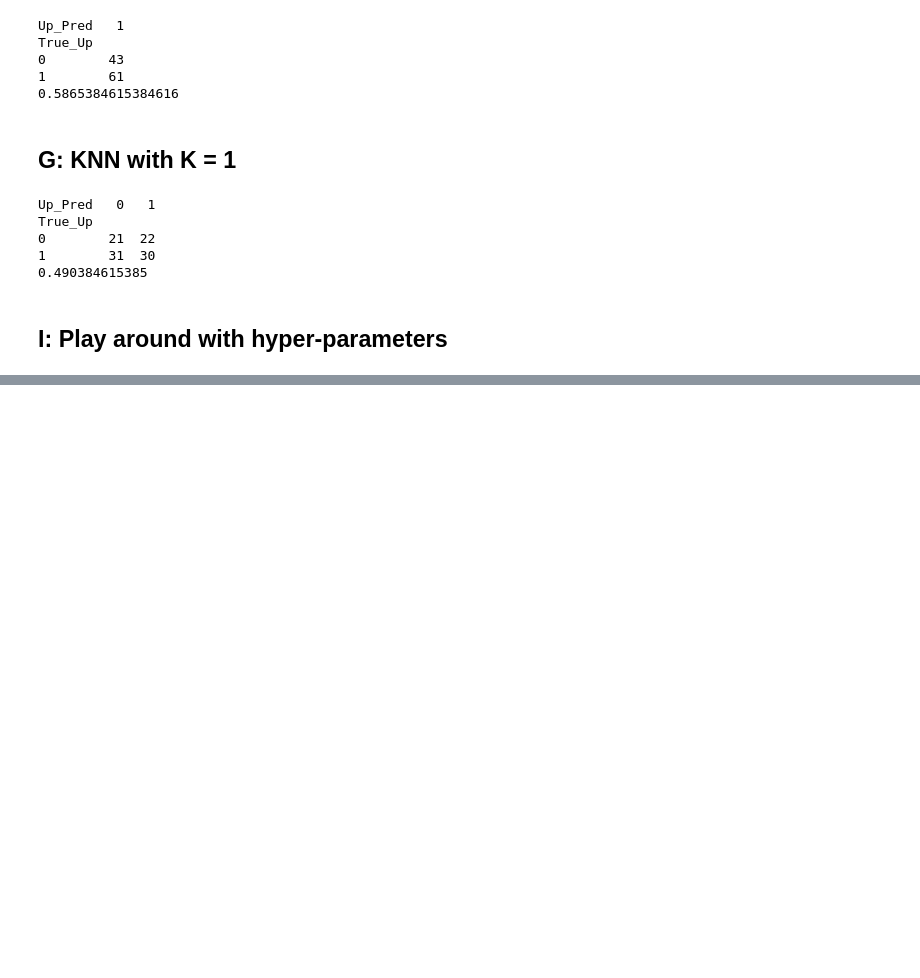
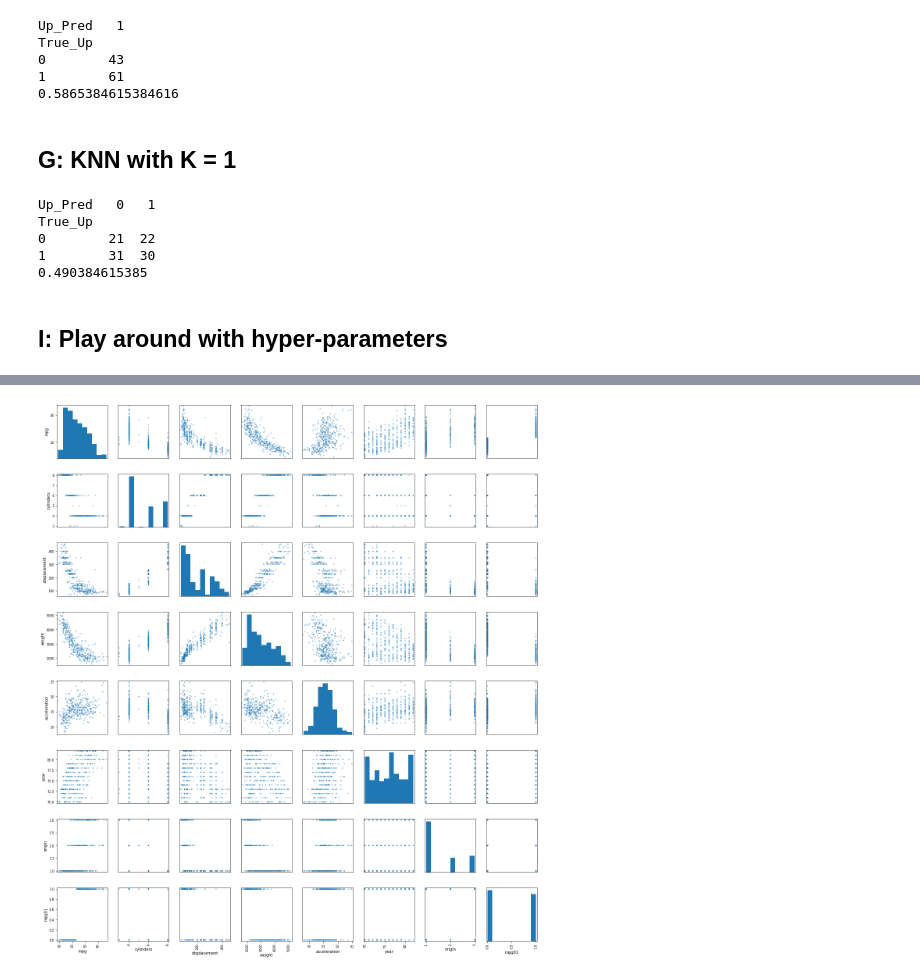
Before and after one commit to abbiepopa/intro_to_stat_learning_reading_grp, a Jupyter notebook: Chap4_Exercises.ipynb, the cells around one changed output, grey strips where cells are left out. Cells and saved outputs as stored; diff of their text form; code cells hidden in the pictures; blank space fills up the shorter version.

```diff
--- a/Chap4_Exercises.ipynb
+++ b/Chap4_Exercises.ipynb
@@ -237,0 +234,4 @@ array([  1,  11,  21,  31,  41,  51,  61,  71,  81,  91, 101, 111, 121,
+# %%
+auto = pd.read_csv('../data/Auto.csv')
+# %%
+auto['mpg01'] = [int(x) for x in (auto['mpg'] > np.median(auto['mpg']))]
@@ -237,0 +247,5 @@ array([  1,  11,  21,  31,  41,  51,  61,  71,  81,  91, 101, 111, 121,
+# %%
+pd.plotting.scatter_matrix(auto)
+plt.tight_layout(rect = [0,0,3,5])
+# %% [output]
+[figure, added]
```
Also changed, not shown: parts of 20 cells of this notebook.
